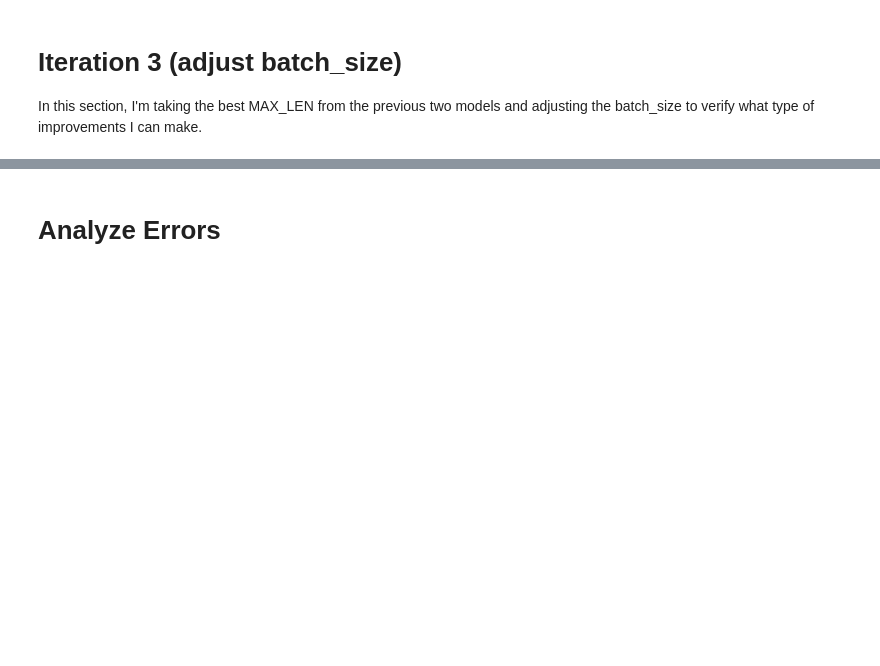
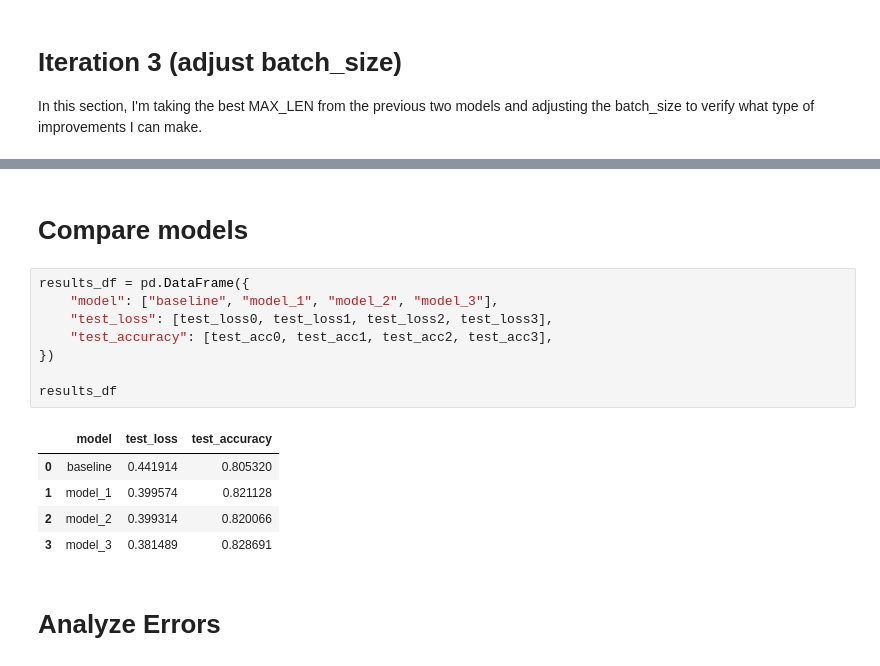
Before and after one commit to Malfacini/sentiment_analysis, a Jupyter notebook: E89B_FinalProject_Malfacini.ipynb, the cells around one changed output, grey strips where cells are left out. Saved outputs shown, nothing was run; the diff lists cells and outputs as text; blank space fills up the shorter version.

```diff
--- a/E89B_FinalProject_Malfacini.ipynb
+++ b/E89B_FinalProject_Malfacini.ipynb
@@ -606,3 +687,19 @@ plot_history(history3, title_prefix="Iteration 3")
+# %% [markdown]
+# Compare models
+# %%
+results_df = pd.DataFrame({
+    "model": ["baseline", "model_1", "model_2", "model_3"],
+    "test_loss": [test_loss0, test_loss1, test_loss2, test_loss3],
+    "test_accuracy": [test_acc0, test_acc1, test_acc2, test_acc3],
+})
+
+results_df
+# %% [output]
+|  | model | test_loss | test_accuracy |
+| 0 | baseline | 0.441914 | 0.805320 |
+| 1 | model_1 | 0.399574 | 0.821128 |
+| 2 | model_2 | 0.399314 | 0.820066 |
+| 3 | model_3 | 0.381489 | 0.828691 |
 # %% [markdown]
 # Analyze Errors
 # %%
```
Also changed, not shown: parts of 19 cells of this notebook.
